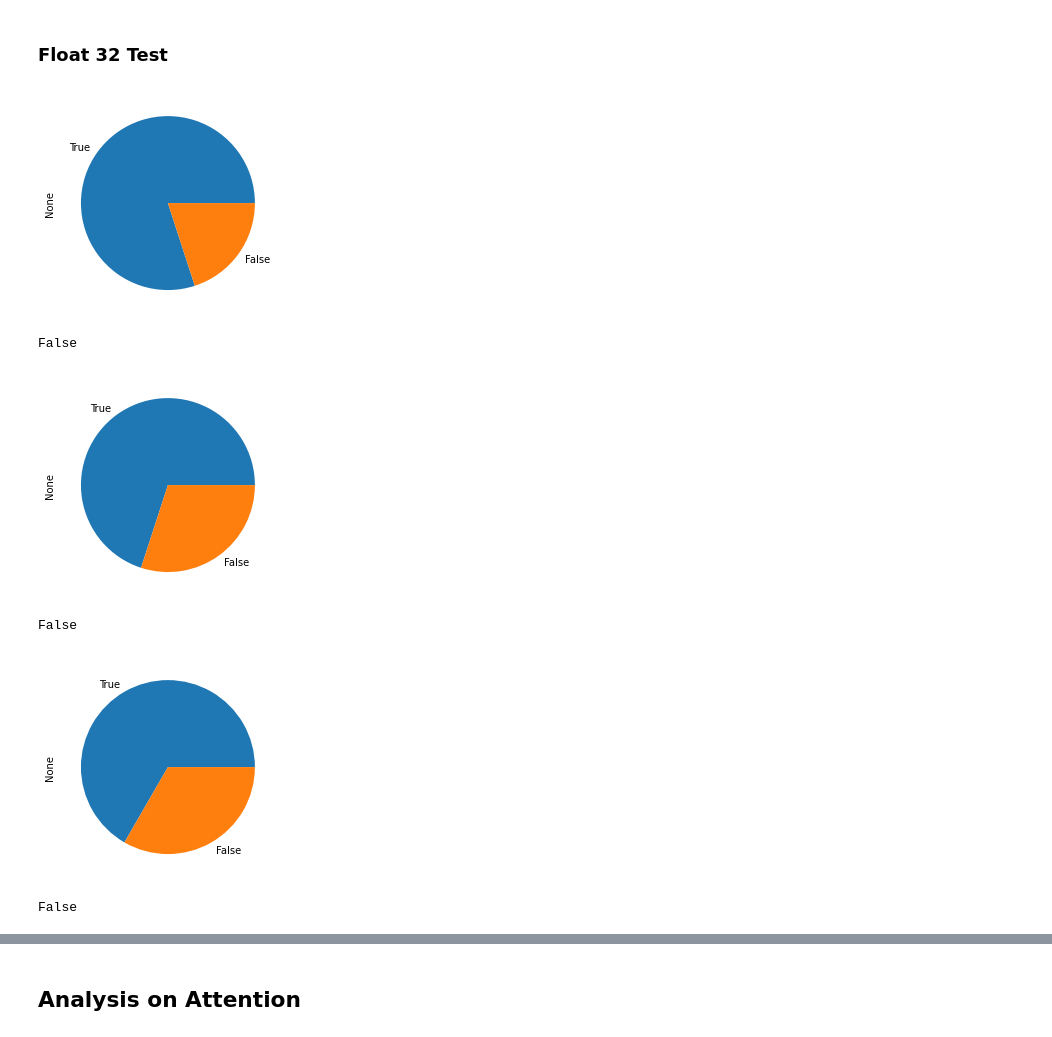
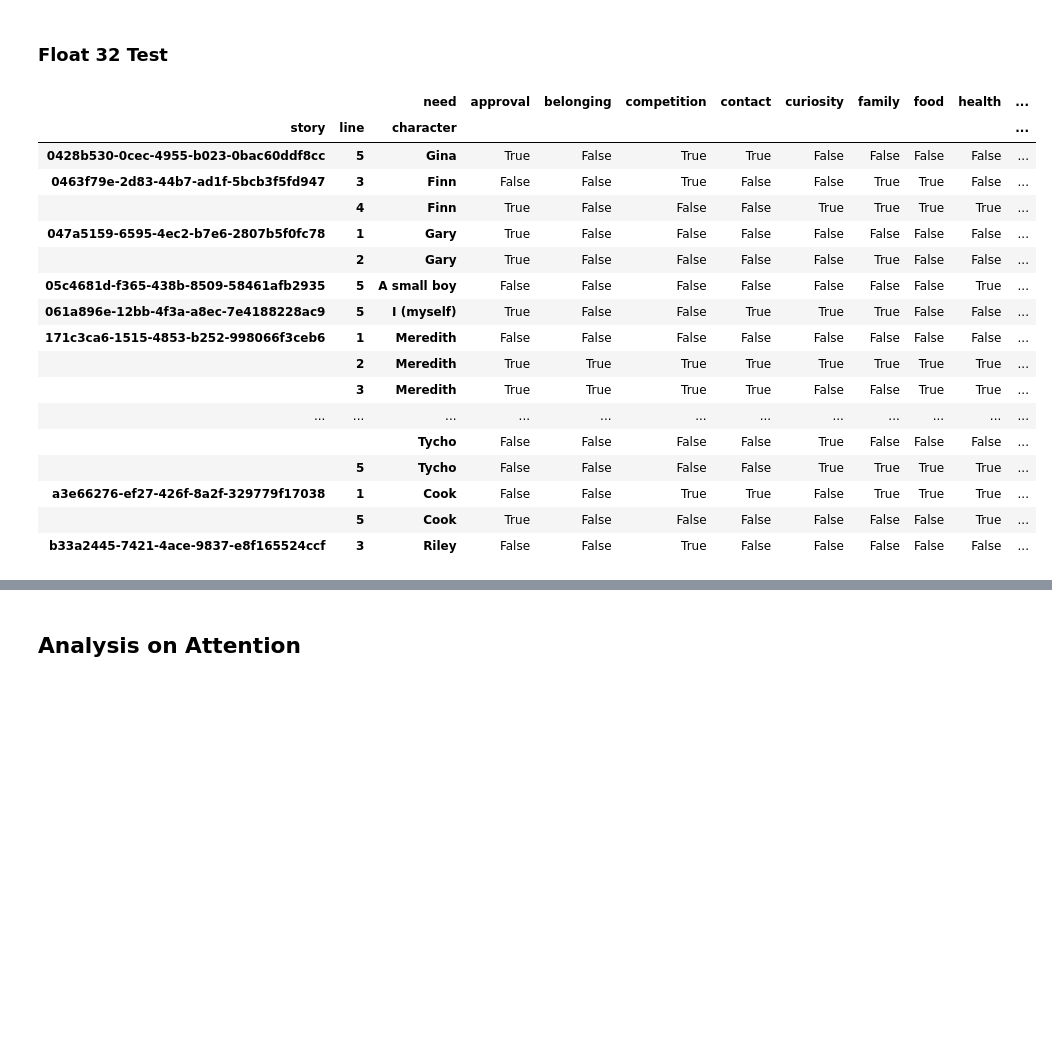
Before and after one commit to Dralan1912/HAICOR-Experiment, a Jupyter notebook: Research Question 1.ipynb, the cells around one changed output, grey strips where cells are left out. Drawn from its saved outputs; the diff is of its cells as text; code cells hidden in the pictures; blank space fills up the shorter version.

```diff
--- a/Research Question 1.ipynb
+++ b/Research Question 1.ipynb
@@ -62,23 +72,27 @@ predictions
 43700 rows × 5 columns
 # %% [markdown]
 ### Float 32 Test
-# %%
-import itertools
-from scipy import stats
-import matplotlib.pyplot as plt
-
-for key, group in predictions.groupby(["story", "line", "character", "need"]):
-    differences = pd.Series(abs(i - j) for i, j in itertools.combinations(group.value.unique(), 2))
-
-    if len(differences) > 0 and differences.where(differences > 2 ** -23).count() > 0:
-        (differences < 2 ** -23).value_counts().plot.pie()
-        plt.show()
-
-        print(stats.wilcoxon(differences - 2 ** -23, alternative="greater").pvalue < 0.001)
-# %% [output]
-[figure, removed]
-False
-[figure, removed]
-False
-[figure, removed]
-False
+# %%
+predictions.groupby(["story", "line", "character", "need"]).value\
+    .apply(float32_precision_test)\
+    .to_frame("expected")\
+    .pivot_table("expected", ["story", "line", "character"], "need")
+# %% [output]
+|  |  | need | approval | belonging | competition | contact | curiosity | family | food | health | ... |
+| story | line | character |  |  |  |  |  |  |  |  | ... |
+| 0428b530-0cec-4955-b023-0bac60ddf8cc | 5 | Gina | True | False | True | True | False | False | False | False | ... |
+| 0463f79e-2d83-44b7-ad1f-5bcb3f5fd947 | 3 | Finn | False | False | True | False | False | True | True | False | ... |
+|  | 4 | Finn | True | False | False | False | True | True | True | True | ... |
+| 047a5159-6595-4ec2-b7e6-2807b5f0fc78 | 1 | Gary | True | False | False | False | False | False | False | False | ... |
+|  | 2 | Gary | True | False | False | False | False | True | False | False | ... |
+| 05c4681d-f365-438b-8509-58461afb2935 | 5 | A small boy | False | False | False | False | False | False | False | True | ... |
+| 061a896e-12bb-4f3a-a8ec-7e4188228ac9 | 5 | I (myself) | True | False | False | True | True | True | False | False | ... |
+| 171c3ca6-1515-4853-b252-998066f3ceb6 | 1 | Meredith | False | False | False | False | False | False | False | False | ... |
+|  | 2 | Meredith | True | True | True | True | True | True | True | True | ... |
+|  | 3 | Meredith | True | True | True | True | False | False | True | True | ... |
+| ... | ... | ... | ... | ... | ... | ... | ... | ... | ... | ... | ... |
+|  |  | Tycho | False | False | False | False | True | False | False | False | ... |
+|  | 5 | Tycho | False | False | False | False | True | True | True | True | ... |
+| a3e66276-ef27-426f-8a2f-329779f17038 | 1 | Cook | False | False | True | True | False | True | True | True | ... |
+|  | 5 | Cook | True | False | False | False | False | False | False | True | ... |
+| b33a2445-7421-4ace-9837-e8f165524ccf | 3 | Riley | False | False | True | False | False | False | False | False | ... |
```
Also changed, not shown: parts of 7 cells of this notebook.
